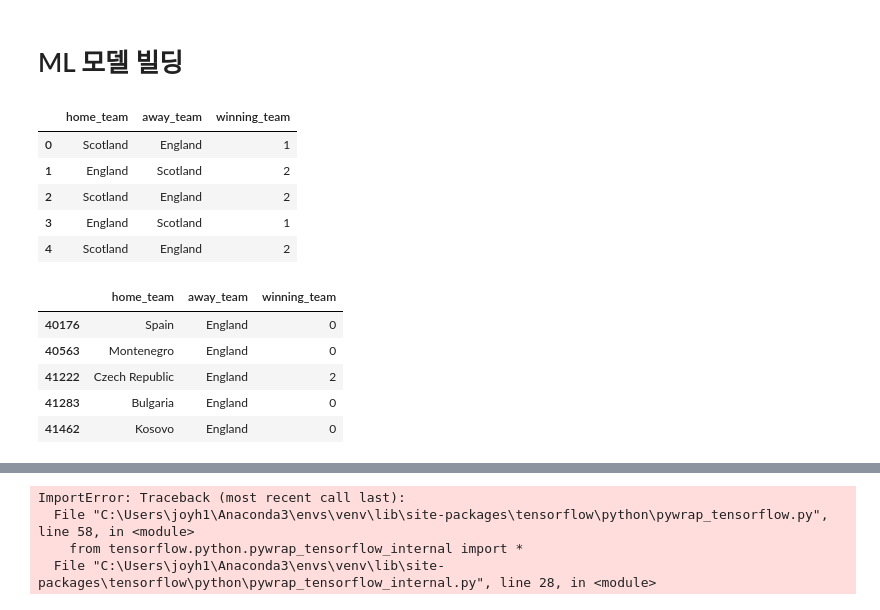
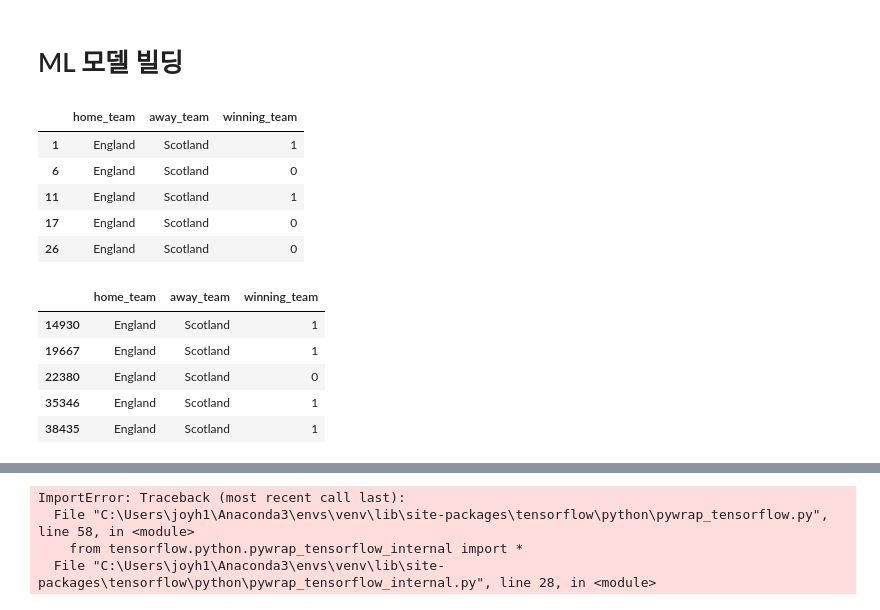
Before and after one commit to DSC-SCH/Predict_outcome_of_football_younghun, a Jupyter notebook: Prediction_based_on_national_matches.ipynb, the cells around one changed output, grey strips where cells are left out. Cells and saved outputs as stored; diff of their text form; code cells hidden in the pictures.

```diff
--- a/Prediction_based_on_national_matches.ipynb
+++ b/Prediction_based_on_national_matches.ipynb
@@ -263,9 +275,9 @@ eng_team = ['England']
 scot_team = ['Scotland']
 
 # England경기 데이터 중 'England vs Scotland'' 경기만 존재하는 데이터프레임으로 축소
-home_team = data_false_england[data_false_england['home_team'].isin(eng_team)]
-away_team = data_false_england[data_false_england['away_team'].isin(scot_team)]
-eng_scot_matches = pd.concat((home_team, away_team))
+df_home_team = data_false_england[data_false_england['home_team'].isin(eng_team)]
+df_away_team = data_false_england[data_false_england['away_team'].isin(scot_team)]
+eng_scot_matches = pd.concat((df_home_team, df_away_team))
 eng_scot_matches.count()
 # %% [output]
 date            504
@@ -288,0 +310,3 @@ eng_scot_matches.head()
+# %%
+eng_scot_matches = eng_scot_matches[eng_scot_matches['away_team'] == 'Scotland']
+eng_scot_matches.head()
@@ -318,0 +342,3 @@ len(eng_scot_matches[eng_scot_matches['away_team'] == 'Scotland'])
+# %%
+eng_scot_matches = eng_scot_matches[eng_scot_matches['winning_team'] != 'Tie']
+eng_scot_matches.head()
@@ -321,25 +354,24 @@ len(eng_scot_matches[eng_scot_matches['away_team'] == 'Scotland'])
 # %%
 # 예측값들을 0,1,2로  처리
 
 df_matches = eng_scot_matches
-df_matches.loc[df_matches.winning_team == df_matches.home_team, 'winning_team'] = 2
-df_matches.loc[df_matches.winning_team == 'Tie', 'winning_team'] = 1
+df_matches.loc[df_matches.winning_team == df_matches.home_team, 'winning_team'] = 1
 df_matches.loc[df_matches.winning_team == df_matches.away_team, 'winning_team'] = 0
 
 df_matches.head()
 # %% [output]
 |  | home_team | away_team | winning_team |
-| 0 | Scotland | England | 1 |
-| 1 | England | Scotland | 2 |
-| 2 | Scotland | England | 2 |
-| 3 | England | Scotland | 1 |
-| 4 | Scotland | England | 2 |
+| 1 | England | Scotland | 1 |
+| 6 | England | Scotland | 0 |
+| 11 | England | Scotland | 1 |
+| 17 | England | Scotland | 0 |
+| 26 | England | Scotland | 0 |
 # %%
 df_matches.tail()
 # %% [output]
 |  | home_team | away_team | winning_team |
-| 40176 | Spain | England | 0 |
-| 40563 | Montenegro | England | 0 |
-| 41222 | Czech Republic | England | 2 |
-| 41283 | Bulgaria | England | 0 |
-| 41462 | Kosovo | England | 0 |
+| 14930 | England | Scotland | 1 |
+| 19667 | England | Scotland | 1 |
+| 22380 | England | Scotland | 0 |
+| 35346 | England | Scotland | 1 |
+| 38435 | England | Scotland | 1 |
```
Also changed, not shown: parts of 11 cells of this notebook.
